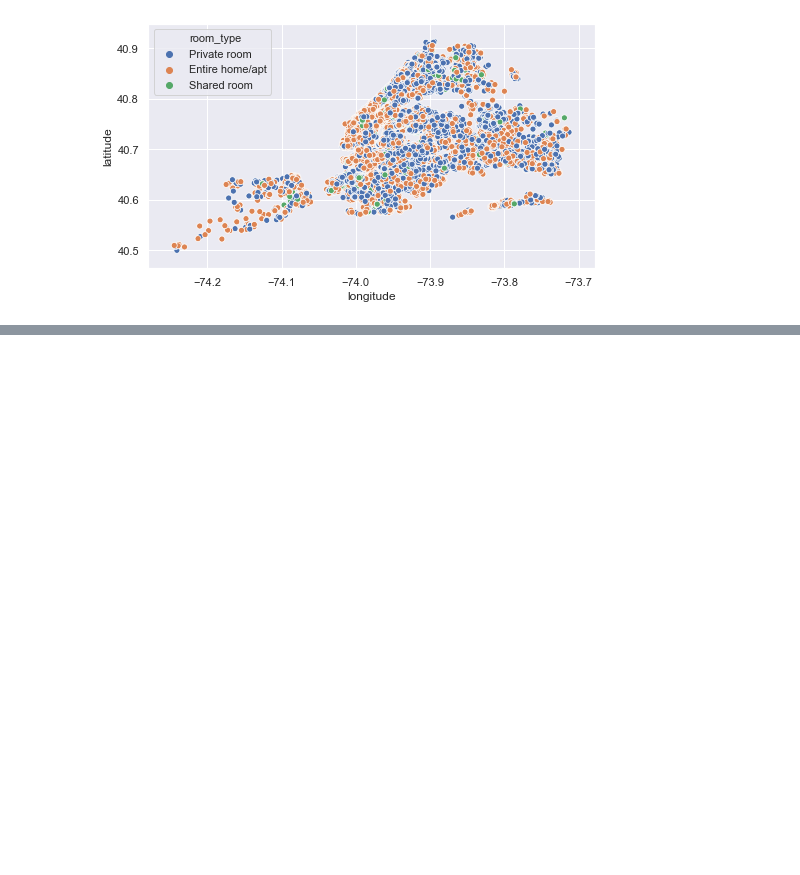
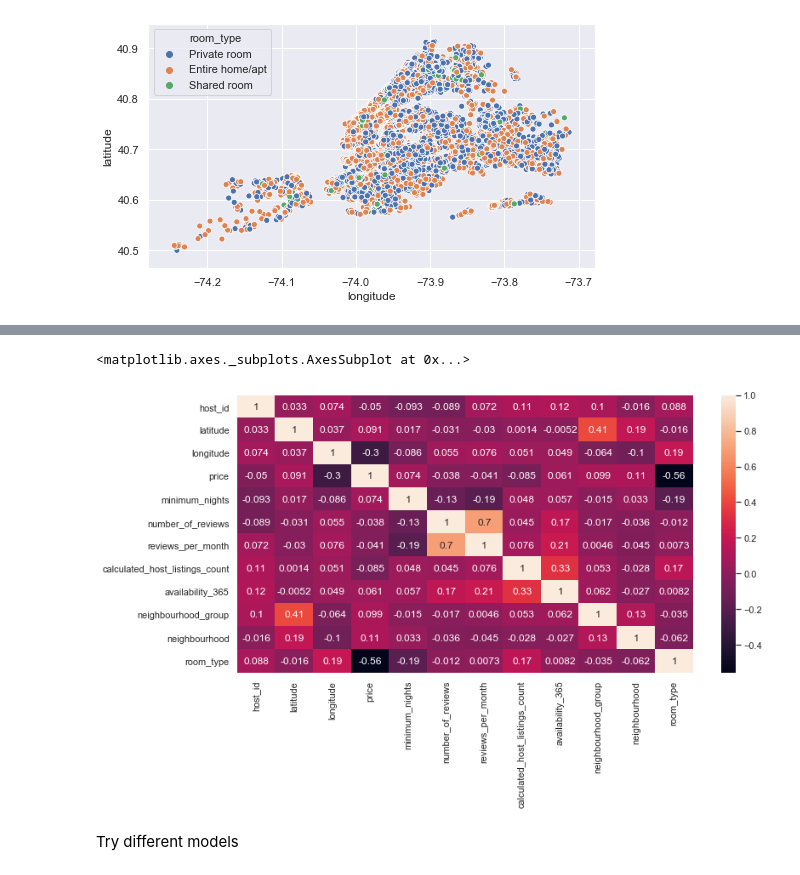
Before and after one commit to aleksanp/airbnb-prices, a Jupyter notebook: airbnb_learning.ipynb, the cells around one changed output, grey strips where cells are left out. Drawn from its saved outputs; the diff is of its cells as text; code cells hidden in the pictures; blank space fills up the shorter version.

```diff
--- a/airbnb_learning.ipynb
+++ b/airbnb_learning.ipynb
@@ -266,0 +269,8 @@ sns.scatterplot(airbnb_data.longitude, airbnb_data.latitude, hue=airbnb_data.roo
+# %%
+# airbnb_data
+from sklearn.preprocessing import LabelEncoder
+
+cat_features = ["neighbourhood_group", "neighbourhood", "room_type"]
+encoder = LabelEncoder()
+airbnb_data_le = (airbnb_data.drop(cat_features, axis=1).join(
+    airbnb_data[cat_features].apply(encoder.fit_transform)))
@@ -266,0 +314,9 @@ sns.scatterplot(airbnb_data.longitude, airbnb_data.latitude, hue=airbnb_data.roo
+# %%
+feature_correlation = airbnb_data_le.corr(method='kendall')
+plt.figure(figsize=(12,6))
+sns.heatmap(feature_correlation, annot=True)
+# %% [output]
+<matplotlib.axes._subplots.AxesSubplot at 0x...>
+[figure, added]
+# %% [markdown]
+Try different models
```
Also changed, not shown: parts of 33 cells of this notebook.
